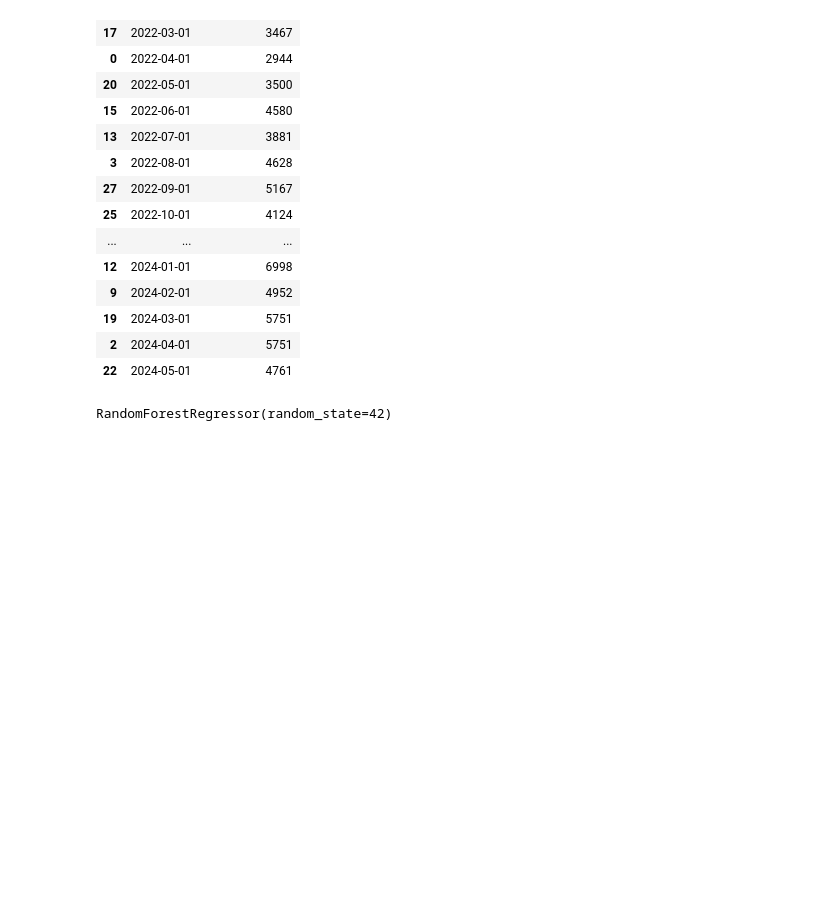
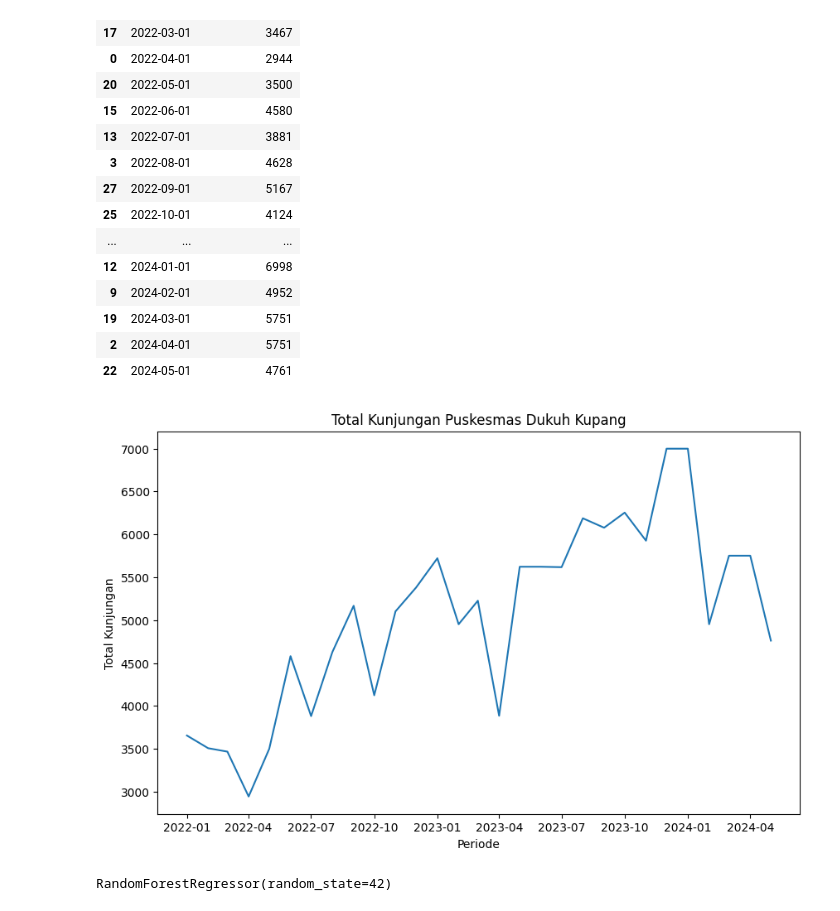
Before and after one commit to Excel951/potential-octo-carnival, a Jupyter notebook: random_forest.ipynb, the cells around one changed output. Cells and saved outputs as stored; diff of their text form; code cells hidden in the pictures; blank space fills up the shorter version.

```diff
--- a/random_forest.ipynb
+++ b/random_forest.ipynb
@@ -140,6 +140,15 @@ total_per_bulan
 | 19 | 2024-03-01 | 5751 |
 | 2 | 2024-04-01 | 5751 |
 | 22 | 2024-05-01 | 4761 |
+# %%
+plt.figure(figsize=(10, 6))
+plt.plot(total_per_bulan['Periode'], total_per_bulan['Total Kunjungan'])
+plt.xlabel(xlabel='Periode')
+plt.ylabel(ylabel='Total Kunjungan')
+plt.title(f'Total Kunjungan {puskesmas_name}')
+plt.show()
+# %% [output]
+[figure, added]
 # %%
 # val_total_per_bulan = val_data_puskesmas_a.groupby('Periode')['Total Kunjungan'].sum().reset_index()
 # val_total_per_bulan['Periode'] = pd.to_datetime(val_total_per_bulan['Periode'], format='%B %Y')
```
Also changed, not shown: parts of 2 cells of this notebook.
